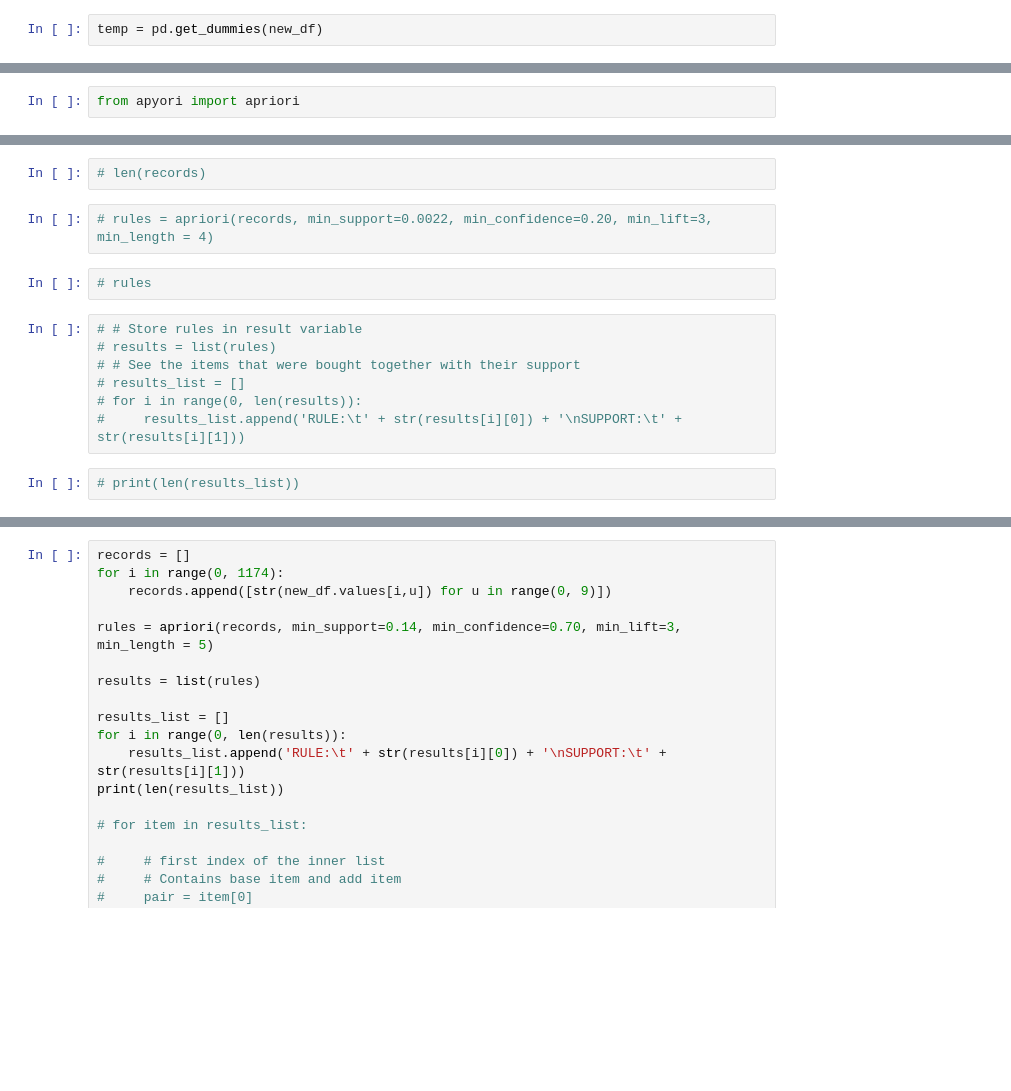
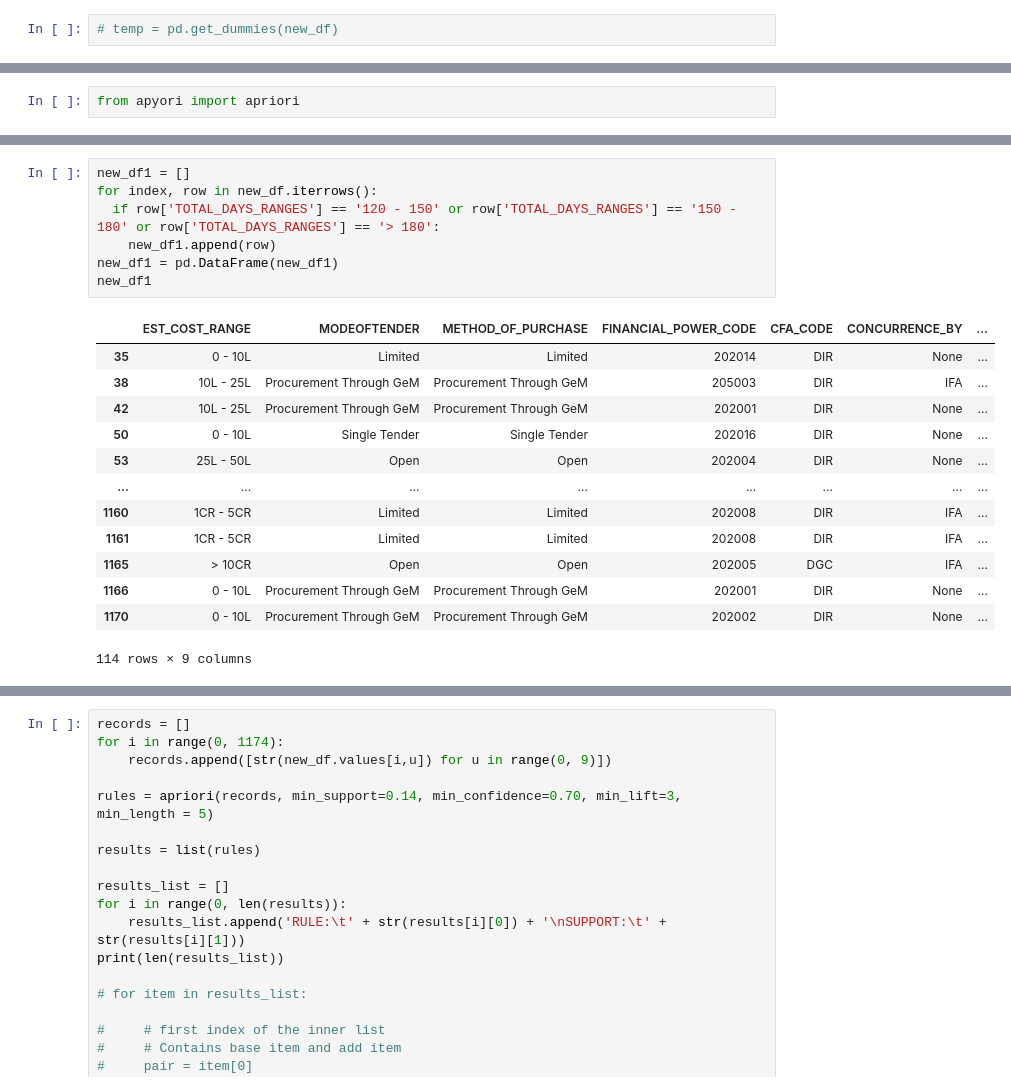
Before and after one commit to koushal2001/Procurement_Timeframe, a Jupyter notebook: BE_Project.ipynb, the cells around one changed output, grey strips where cells are left out. Drawn from its saved outputs; the diff is of its cells as text; blank space fills up the shorter version.

Commit message:
change apriori input

```diff
--- a/BE_Project.ipynb
+++ b/BE_Project.ipynb
@@ -163,7 +162,7 @@ new_df
 | 1173 | 0 - 10L | Procurement Through GeM | Procurement Through GeM | 205015 | DIR | None | ... |
 1174 rows × 9 columns
 # %%
-temp = pd.get_dummies(new_df)
+# temp = pd.get_dummies(new_df)
 # %%
 new_df = temp
 # %%
@@ -180,15 +183,21 @@ from apyori import apriori
-# %%
-# len(records)
-# %%
-# rules = apriori(records, min_support=0.0022, min_confidence=0.20, min_lift=3, min_length = 4)
-# %%
-# rules
-# %%
-# # Store rules in result variable
-# results = list(rules)
-# # See the items that were bought together with their support
-# results_list = []
-# for i in range(0, len(results)):
-#     results_list.append('RULE:\t' + str(results[i][0]) + '\nSUPPORT:\t' + str(results[i][1]))
-# %%
-# print(len(results_list))
+# %%
+new_df1 = []
+for index, row in new_df.iterrows():
+  if row['TOTAL_DAYS_RANGES'] == '120 - 150' or row['TOTAL_DAYS_RANGES'] == '150 - 180' or row['TOTAL_DAYS_RANGES'] == '> 180':
+    new_df1.append(row)
+new_df1 = pd.DataFrame(new_df1)
+new_df1
+# %% [output]
+|  | EST_COST_RANGE | MODEOFTENDER | METHOD_OF_PURCHASE | FINANCIAL_POWER_CODE | CFA_CODE | CONCURRENCE_BY | ... |
+| 35 | 0 - 10L | Limited | Limited | 202014 | DIR | None | ... |
+| 38 | 10L - 25L | Procurement Through GeM | Procurement Through GeM | 205003 | DIR | IFA | ... |
+| 42 | 10L - 25L | Procurement Through GeM | Procurement Through GeM | 202001 | DIR | None | ... |
+| 50 | 0 - 10L | Single Tender | Single Tender | 202016 | DIR | None | ... |
+| 53 | 25L - 50L | Open | Open | 202004 | DIR | None | ... |
+| ... | ... | ... | ... | ... | ... | ... | ... |
+| 1160 | 1CR - 5CR | Limited | Limited | 202008 | DIR | IFA | ... |
+| 1161 | 1CR - 5CR | Limited | Limited | 202008 | DIR | IFA | ... |
+| 1165 | > 10CR | Open | Open | 202005 | DGC | IFA | ... |
+| 1166 | 0 - 10L | Procurement Through GeM | Procurement Through GeM | 202001 | DIR | None | ... |
+| 1170 | 0 - 10L | Procurement Through GeM | Procurement Through GeM | 202002 | DIR | None | ... |
+114 rows × 9 columns
```
Also changed, not shown: parts of 7 cells of this notebook.
